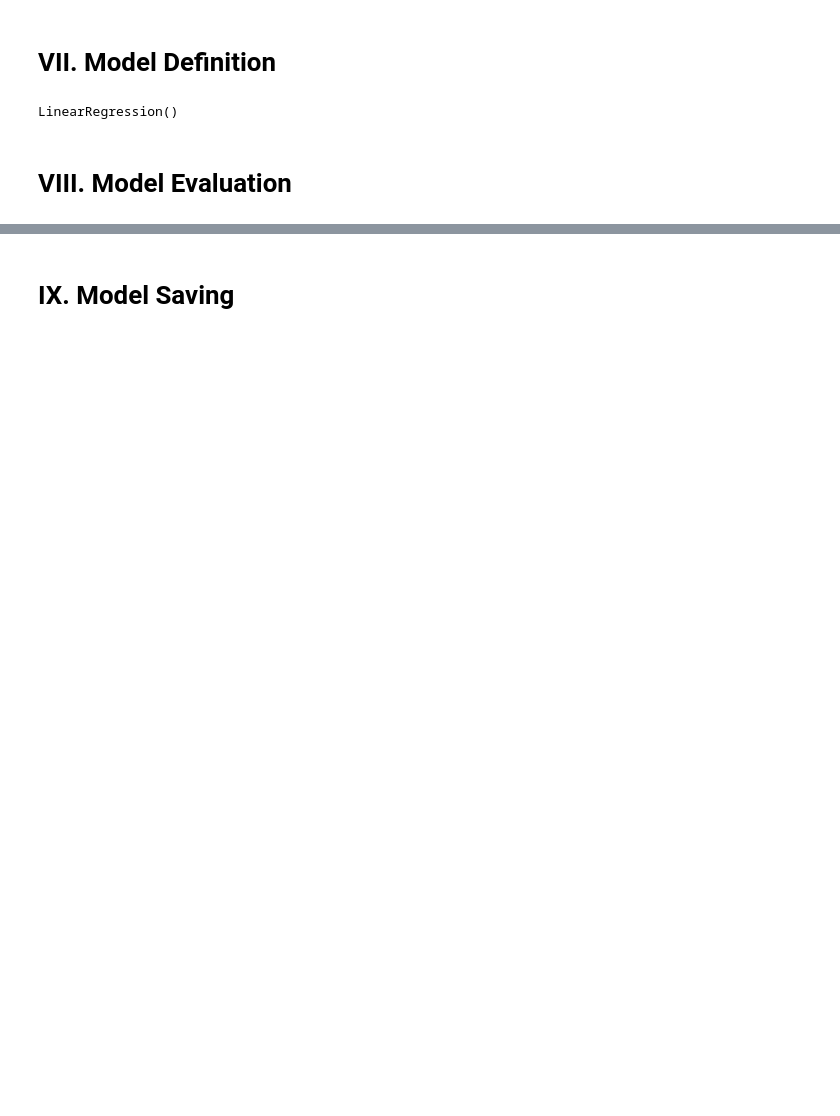
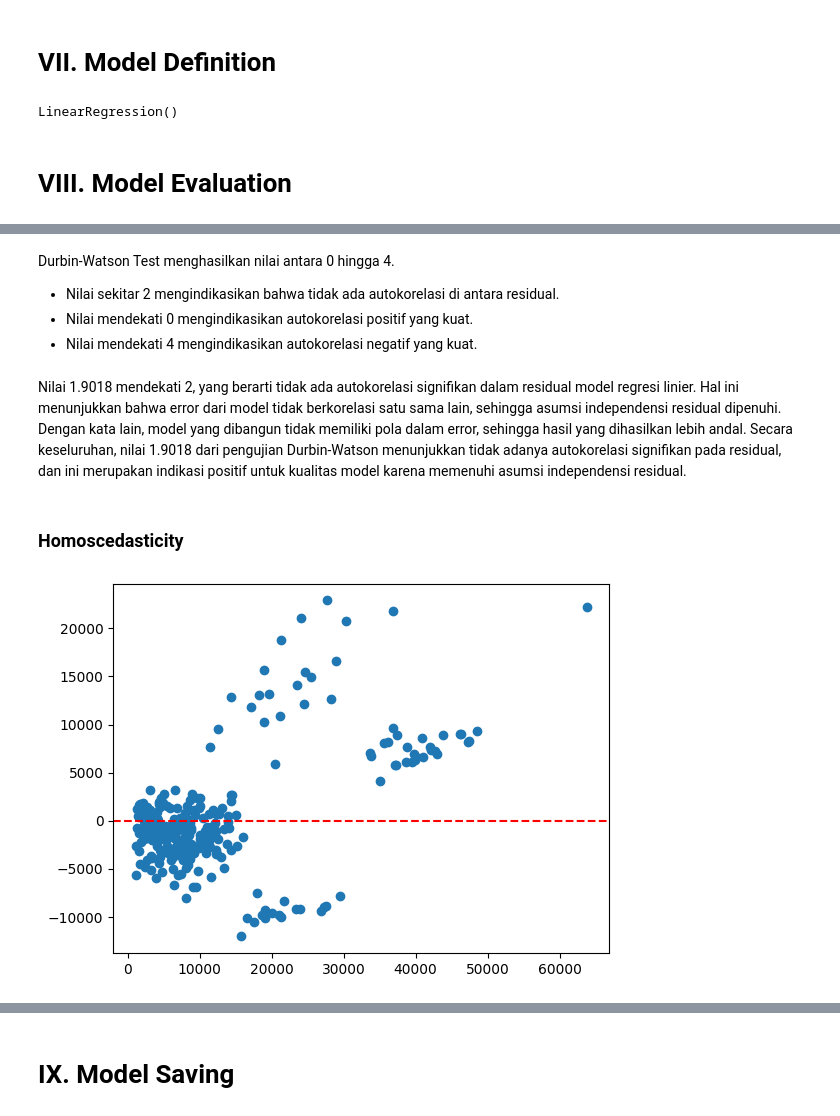
Before and after one commit to alridho32/Data_Scientist_Hactive8_Phase1, a Jupyter notebook: NGC/NGC1/NGC1.ipynb, the cells around one changed output, grey strips where cells are left out. Drawn from its saved outputs; the diff is of its cells as text; code cells hidden in the pictures; blank space fills up the shorter version.

```diff
--- a/NGC/NGC1/NGC1.ipynb
+++ b/NGC/NGC1/NGC1.ipynb
@@ -520,0 +632,15 @@ array([ 2859.56826115,  2916.60166309, 11854.32429013, ...,
+# %% [markdown]
+Durbin-Watson Test menghasilkan nilai antara 0 hingga 4.
+* Nilai sekitar 2 mengindikasikan bahwa tidak ada autokorelasi di antara residual.
+* Nilai mendekati 0 mengindikasikan autokorelasi positif yang kuat.
+* Nilai mendekati 4 mengindikasikan autokorelasi negatif yang kuat.
+# %% [markdown]
+Nilai 1.9018 mendekati 2, yang berarti tidak ada autokorelasi signifikan dalam residual model regresi linier. Hal ini menunjukkan bahwa error dari model tidak berkorelasi satu sama lain, sehingga asumsi independensi residual dipenuhi. Dengan kata lain, model yang dibangun tidak memiliki pola dalam error, sehingga hasil yang dihasilkan lebih andal. Secara keseluruhan, nilai 1.9018 dari pengujian Durbin-Watson menunjukkan tidak adanya autokorelasi signifikan pada residual, dan ini merupakan indikasi positif untuk kualitas model karena memenuhi asumsi independensi residual.
+# %% [markdown]
+### Homoscedasticity
+# %%
+plt.scatter(y_test, y_test_residuals)
+plt.axhline(y = 0, color = 'r', linestyle = '--')
+plt.show()
+# %% [output]
+[figure, added]
```
Also changed, not shown: parts of 33 cells of this notebook, 4 other files.
